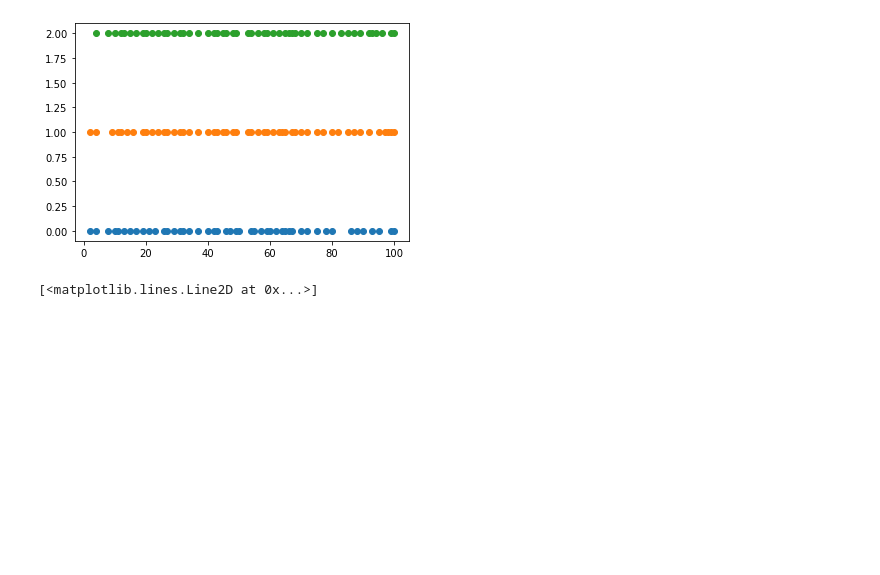
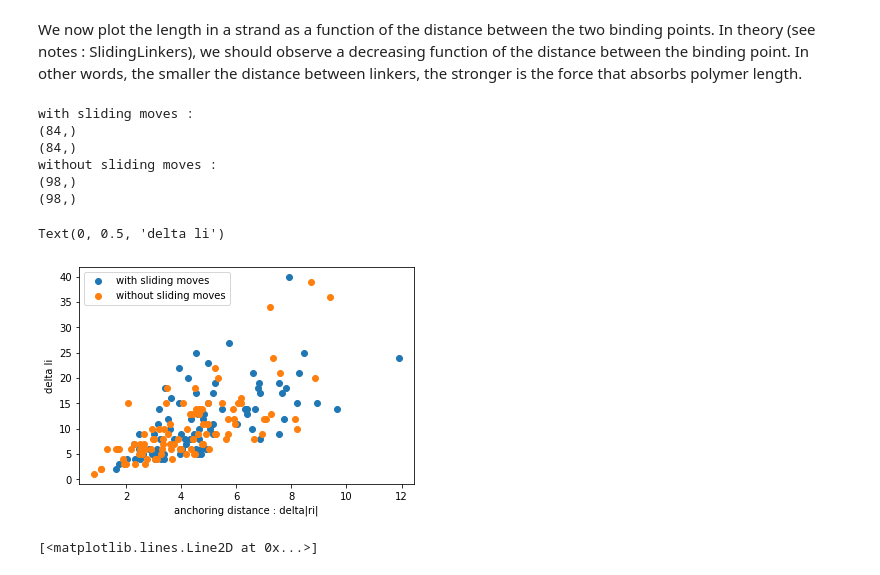
Before and after one commit to HugoLeRoy94/Aging_Condensate, a Jupyter notebook: distribution_linkers_along_L/compute_distribution_3_0.ipynb, the cells around one changed output. Saved outputs shown, nothing was run; the diff lists cells and outputs as text; code cells hidden in the pictures; blank space fills up the shorter version.

```diff
--- a/distribution_linkers_along_L/compute_distribution_3_0.ipynb
+++ b/distribution_linkers_along_L/compute_distribution_3_0.ipynb
@@ -26,17 +26,19 @@ def get_position(tmax,dtout,dtreset,S):
   return position,linkers
 # %%
 BindingEnergy = -10
-ell_tot = 100
+ell_tot = 1000
 #distance_anchor = 1000.
-rho0 = 10.*10**-2
+rho0 = 5.*10**-4
 ttot = 10000
 teq = 1000
 t_compute = 1000
-reset_linker_time = ttot # number of time per simulation the crosslinkers are reset
+reset_linker_time = ttot//10 # number of time per simulation the crosslinkers are reset
 seed = 9898654
 # %%
-S = backend.System(ell_tot,rho0,BindingEnergy,seed,sliding=True)
-position,linkers = get_position(ttot,t_compute,reset_linker_time,S)
+Sslide = backend.System(ell_tot,rho0,BindingEnergy,seed,sliding=True)
+Snoslide = backend.System(ell_tot,rho0,BindingEnergy,seed,sliding=True)
+position_slide,linkers_slide = get_position(ttot,t_compute,reset_linker_time,Sslide)
+position_noslide,linkers_noslide = get_position(ttot,t_compute,reset_linker_time,Snoslide)
 # %% [output]
 1000
 2000
@@ -50,14 +61,60 @@ position,linkers = get_position(ttot,t_compute,reset_linker_time,S)
 # %%
 #for i in range(0,position.shape[0],10):
-i=2
-plt.scatter(position[i],[0 for _ in range(position[i].__len__())])
-i=position.__len__()//2
-plt.scatter(position[i],[1 for _ in range(position[i].__len__())])
-i=-1
-plt.scatter(position[i],[2 for _ in range(position[i].__len__())])
-plt.show()
+#i=2
+#plt.scatter(position[i],[0 for _ in range(position[i].__len__())])
+#i=position.__len__()//2
+#plt.scatter(position[i],[1 for _ in range(position[i].__len__())])
+#i=-1
+#plt.scatter(position[i],[2 for _ in range(position[i].__len__())])
+#plt.show()
-# %% [output]
-[figure, removed]
+# %% [markdown]
+We now plot the length in a strand as a function of the distance between the two binding points. In theory (see notes : SlidingLinkers), we should observe a decreasing function of the distance between the binding point. In other words, the smaller the distance between linkers, the stronger is the force that absorbs polymer length.
+# %%
+# Extract the linkers position
+anchoring_distance_slide = list()
+for R1,R2 in zip(Sslide.get_R(),Sslide.get_R()[1:]):
+    anchoring_distance_slide.append(np.linalg.norm(R1-R2))
+anchoring_distance_slide= np.array(anchoring_distance_slide)
+# extract the length of the polymer between two linking point
+polymer_length_slide = list()
+for l1,l2 in zip(Sslide.get_ell_coordinates(),Sslide.get_ell_coordinates()[1:]):
+    polymer_length_slide.append(l2-l1)
+polymer_length_slide = np.array(polymer_length_slide)
+# %%
+# Extract the linkers position
+anchoring_distance_noslide = list()
+for R1,R2 in zip(Snoslide.get_R(),Snoslide.get_R()[1:]):
+    anchoring_distance_noslide.append(np.linalg.norm(R1-R2))
+anchoring_distance_noslide= np.array(anchoring_distance_noslide)
+# extract the length of the polymer between two linking point
+polymer_length_noslide = list()
+for l1,l2 in zip(Snoslide.get_ell_coordinates(),Snoslide.get_ell_coordinates()[1:]):
+    polymer_length_noslide.append(l2-l1)
+polymer_length_noslide = np.array(polymer_length_noslide)
+# %%
+print('with sliding moves :')
+print(polymer_length_slide.shape)
+print(anchoring_distance_slide.shape)
+print('without sliding moves :')
+print(polymer_length_noslide.shape)
+print(anchoring_distance_noslide.shape)
+# %% [output]
+with sliding moves :
+(84,)
+(84,)
+without sliding moves :
+(98,)
+(98,)
+# %%
+# plot li as a function of the anchoring distance
+plt.scatter(anchoring_distance_slide,polymer_length_slide,label='with sliding moves')
+plt.scatter(anchoring_distance_noslide,polymer_length_noslide,label='without sliding moves')
+plt.legend()
+plt.xlabel('anchoring distance : delta|ri|')
+plt.ylabel('delta li')
+# %% [output]
+Text(0, 0.5, 'delta li')
+[figure, added]
 # %%
 Nloop = np.array([p.__len__() for p in position])
 plt.plot(np.arange(0,Nloop.__len__(),1),Nloop)
```
Also changed, not shown: parts of 1 cell of this notebook, 16 other files.
